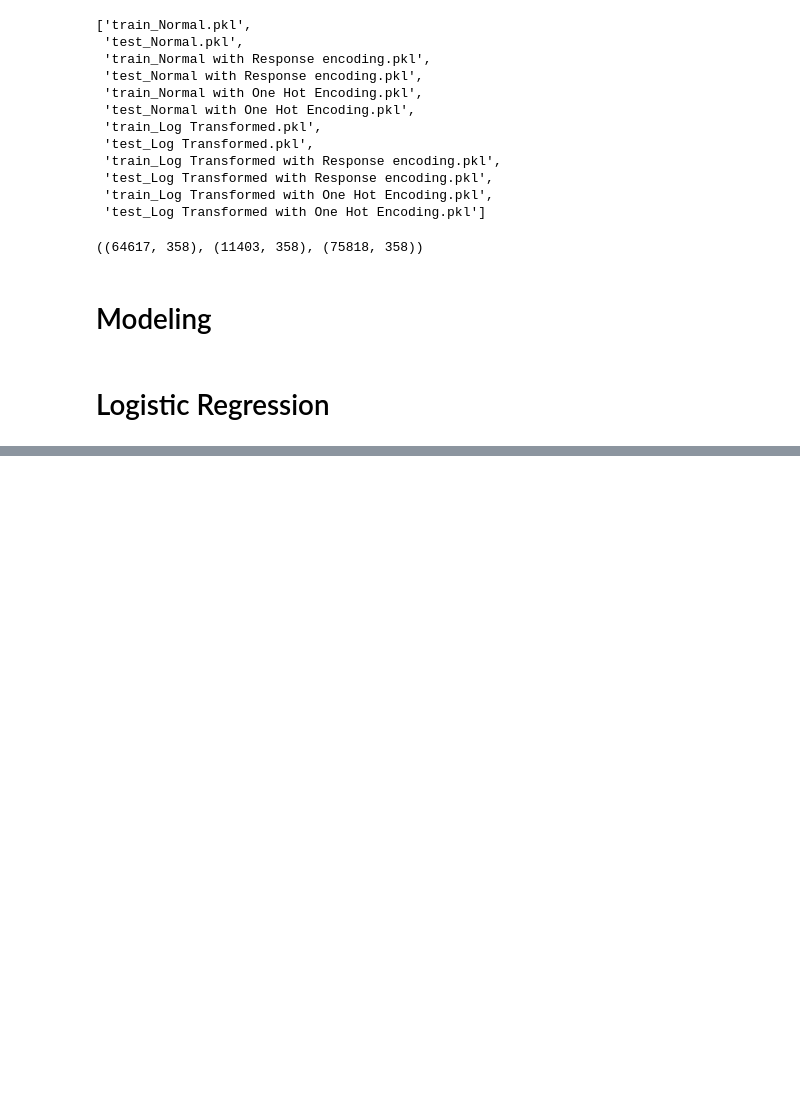
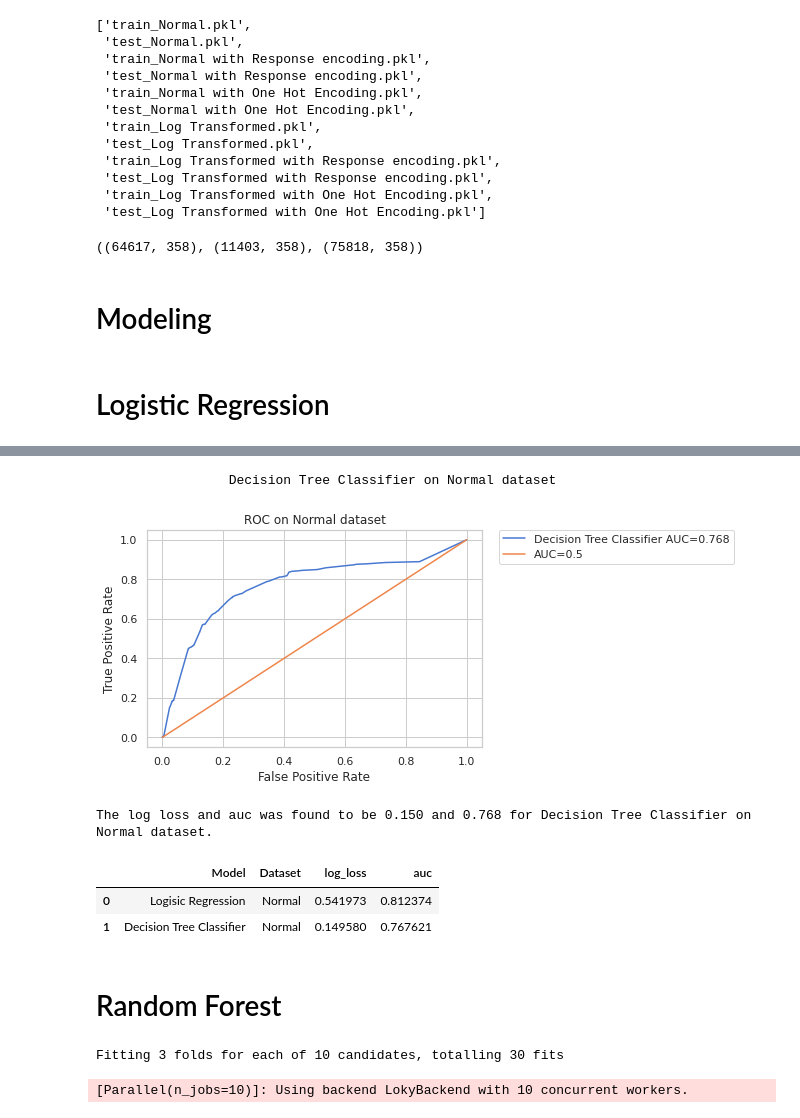
Before and after one commit to agno-nymous/Santander-Customer-Satisfaction, a Jupyter notebook: Modelling_Normal.ipynb, the cells around one changed output, grey strips where cells are left out. Cells and saved outputs as stored; diff of their text form; code cells hidden in the pictures; blank space fills up the shorter version.

```diff
--- a/Modelling_Normal.ipynb
+++ b/Modelling_Normal.ipynb
@@ -198,0 +192,9 @@ plot_auc(y_train,y_pred,label)
+# %%
+model = tree.DecisionTreeClassifier(ccp_alpha=0.0, class_weight='balanced', criterion='gini',
+                       max_depth=10, max_features=None, max_leaf_nodes=500,
+                       min_impurity_decrease=0.0, min_impurity_split=None,
+                       min_samples_leaf=10, min_samples_split=5,
+                       min_weight_fraction_leaf=0.0, presort='deprecated',
+                      splitter='best')
+
+model.fit(X_train,y_train)
@@ -198,0 +208,3 @@ plot_auc(y_train,y_pred,label)
+# %%
+cc_model = calibration.CalibratedClassifierCV(model,cv='prefit')
+cc_model.fit(X_train,y_train)
@@ -198,0 +227,19 @@ plot_auc(y_train,y_pred,label)
+# %%
+i+=1
+y_pred = cc_model.predict_proba(X_val)[:,1]
+label="Decision Tree Classifier"
+result = plot_auc(y_val,y_pred,label)
+result_df = result_df.append(result)
+del result
+# %% [output]
+                 Decision Tree Classifier on Normal dataset
+[figure, added]
+The log loss and auc was found to be 0.150 and 0.768 for Decision Tree Classifier on Normal dataset.
+# %%
+result_df
+# %% [output]
+|  | Model | Dataset | log_loss | auc |
+| 0 | Logisic Regression | Normal | 0.541973 | 0.812374 |
+| 1 | Decision Tree Classifier | Normal | 0.149580 | 0.767621 |
+# %% [markdown]
+# Random Forest
@@ -198,0 +254,6 @@ plot_auc(y_train,y_pred,label)
+# %%
+%%time
+find_best_params(model,params,cv=3)
+# %% [output]
+Fitting 3 folds for each of 10 candidates, totalling 30 fits
+[Parallel(n_jobs=10)]: Using backend LokyBackend with 10 concurrent workers.
```
Also changed, not shown: parts of 29 cells of this notebook.
